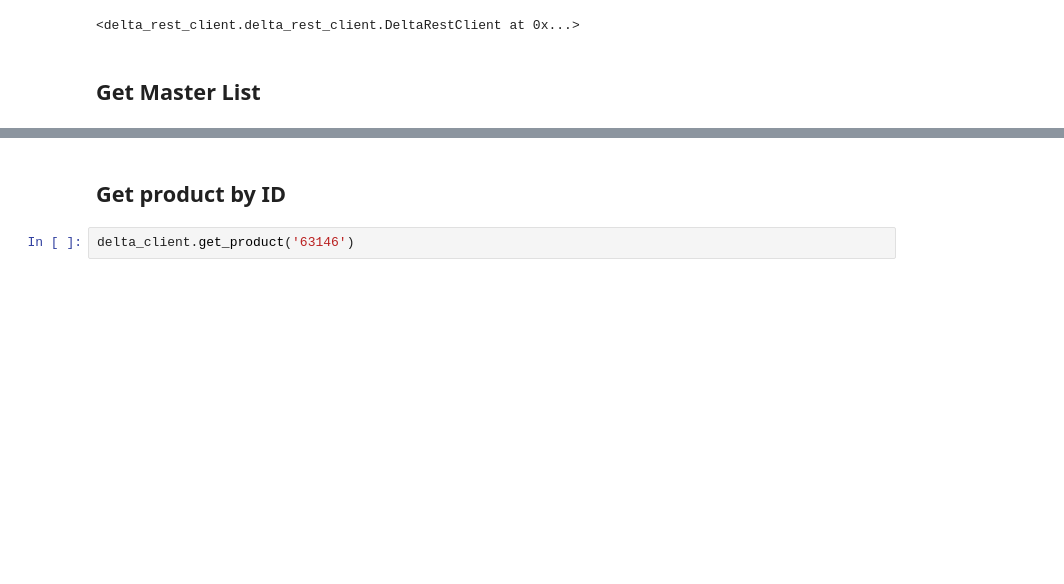
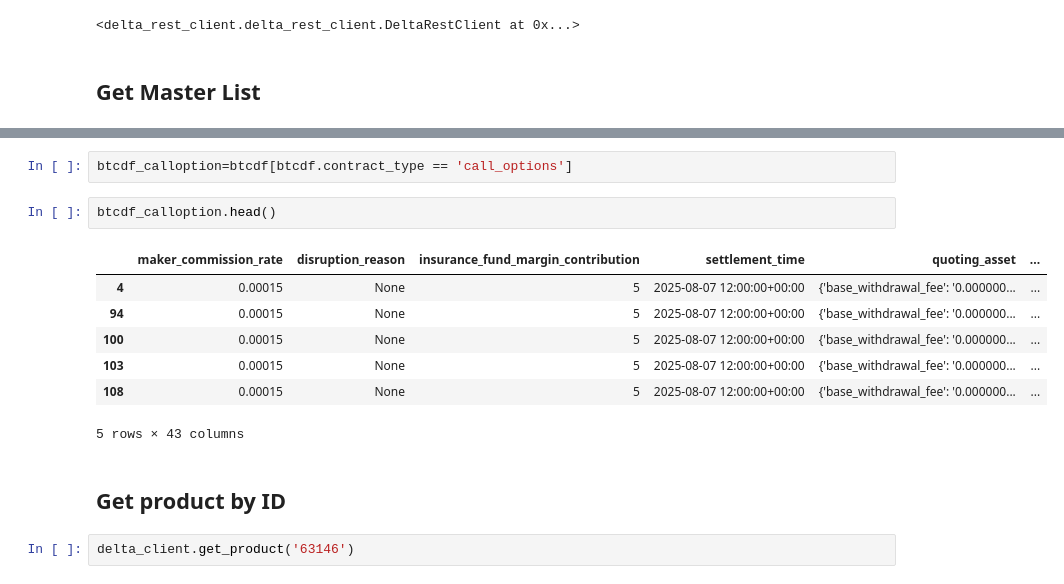
Before and after one commit to mynamerahulkumar/algotradingdeltaindiaYT, a Jupyter notebook: 1cryptoalgotradingdelta/1DeltaExchangeTrade.ipynb, the cells around one changed output, grey strips where cells are left out. Drawn from its saved outputs; the diff is of its cells as text; blank space fills up the shorter version.

```diff
--- a/1cryptoalgotradingdelta/1DeltaExchangeTrade.ipynb
+++ b/1cryptoalgotradingdelta/1DeltaExchangeTrade.ipynb
@@ -90,3 +141,15 @@ btcdf[btcdf.contract_type == 'call_options']
+# %%
+btcdf_calloption=btcdf[btcdf.contract_type == 'call_options']
+# %%
+btcdf_calloption.head()
+# %% [output]
+|  | maker_commission_rate | disruption_reason | insurance_fund_margin_contribution | settlement_time | quoting_asset | ... |
+| 4 | 0.00015 | None | 5 | 2025-08-07 12:00:00+00:00 | {'base_withdrawal_fee': '0.000000... | ... |
+| 94 | 0.00015 | None | 5 | 2025-08-07 12:00:00+00:00 | {'base_withdrawal_fee': '0.000000... | ... |
+| 100 | 0.00015 | None | 5 | 2025-08-07 12:00:00+00:00 | {'base_withdrawal_fee': '0.000000... | ... |
+| 103 | 0.00015 | None | 5 | 2025-08-07 12:00:00+00:00 | {'base_withdrawal_fee': '0.000000... | ... |
+| 108 | 0.00015 | None | 5 | 2025-08-07 12:00:00+00:00 | {'base_withdrawal_fee': '0.000000... | ... |
+5 rows × 43 columns
 # %% [markdown]
 ## Get product by ID
 # %%
```
Also changed, not shown: parts of 13 cells of this notebook, 3 other files.
